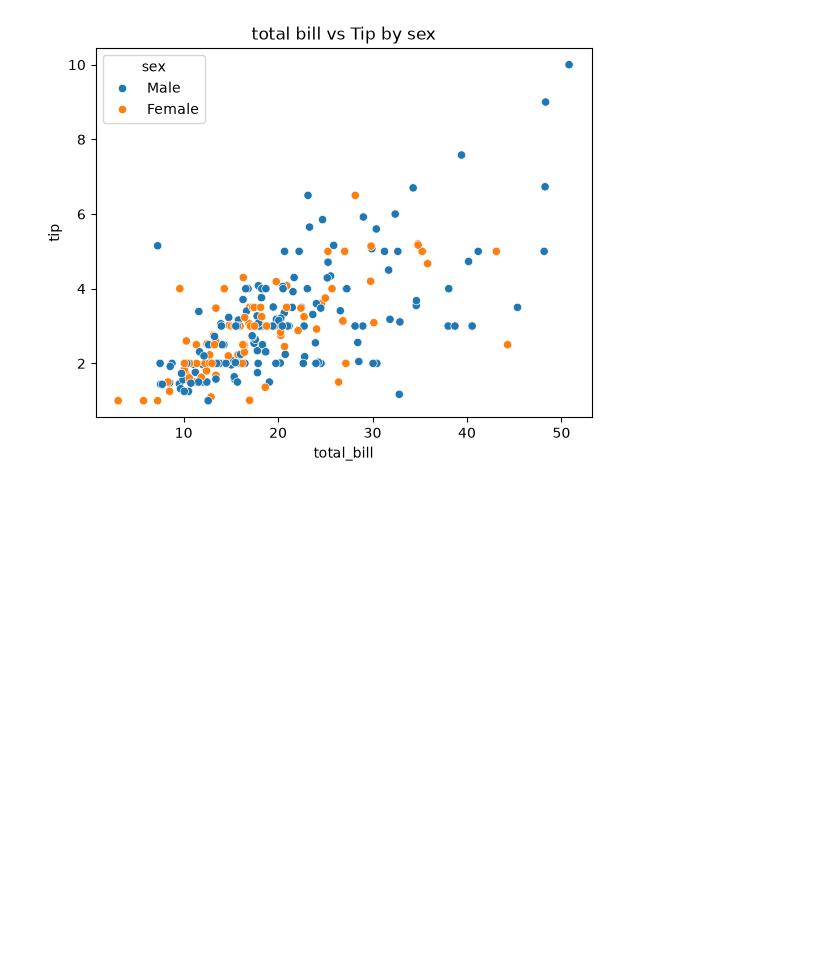
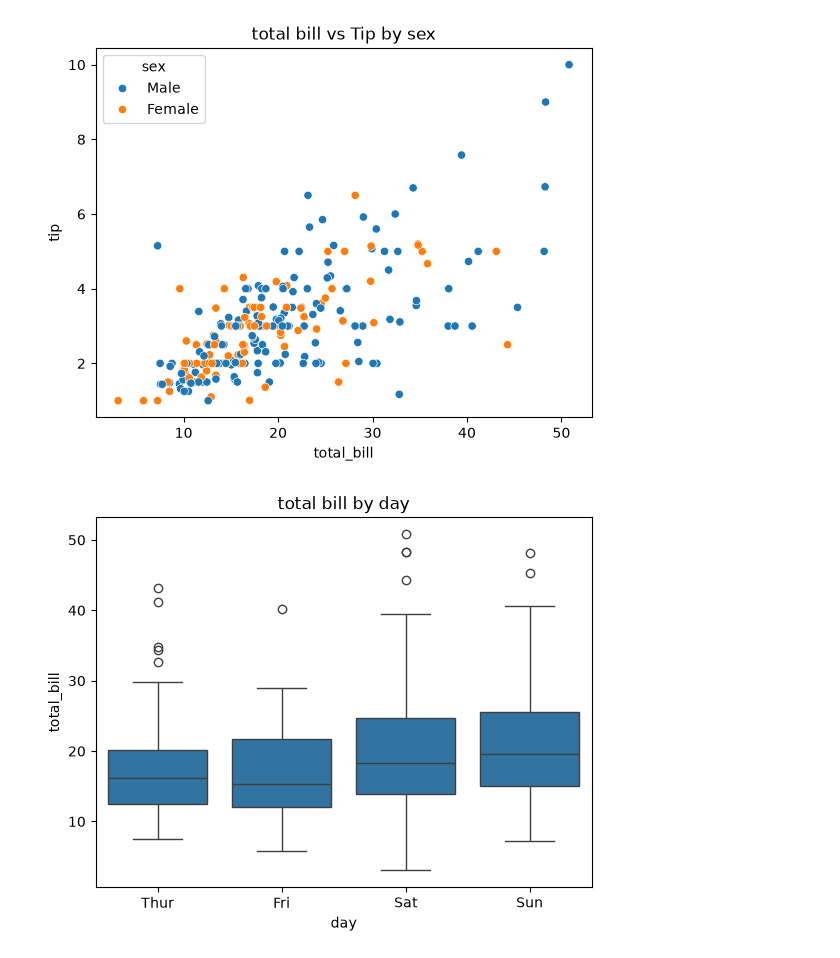
Before and after one commit to Aarati123456/python-data-science, a Jupyter notebook: pandas.ipynb, the cells around one changed output. Cells and saved outputs as stored; diff of their text form; code cells hidden in the pictures; blank space fills up the shorter version.

```diff
--- a/pandas.ipynb
+++ b/pandas.ipynb
@@ -449,3 +449,15 @@ plt.title("total bill vs Tip by sex")
 plt.show()
 # %% [output]
 [figure]
+# %%
+#box plot
+
+sns.boxplot(
+    data=df,
+    x="day",
+    y="total_bill"
+)
+plt.title("total bill by day")
+plt.show()
+# %% [output]
+[figure, added]
```
Also changed, not shown: parts of 7 cells of this notebook.
